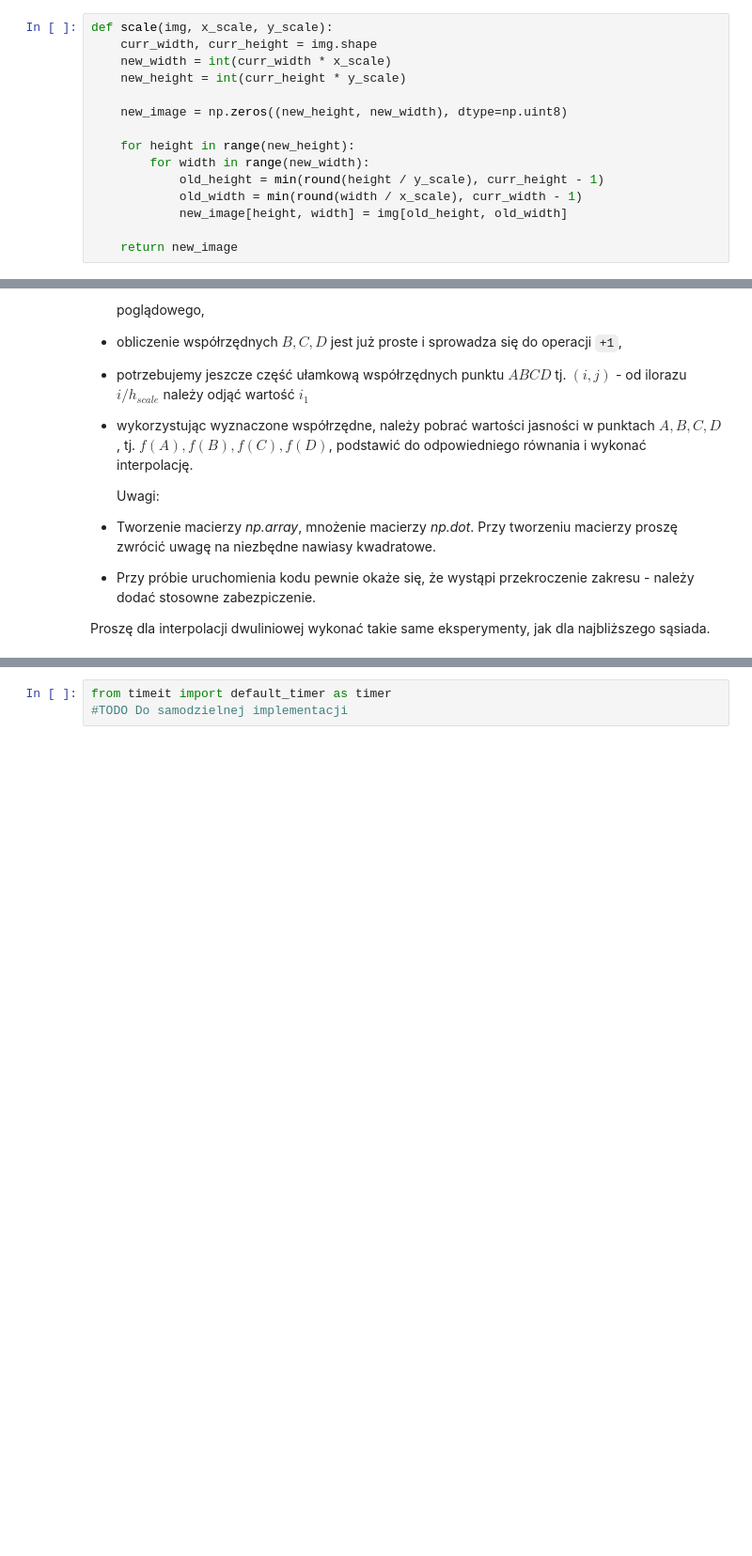
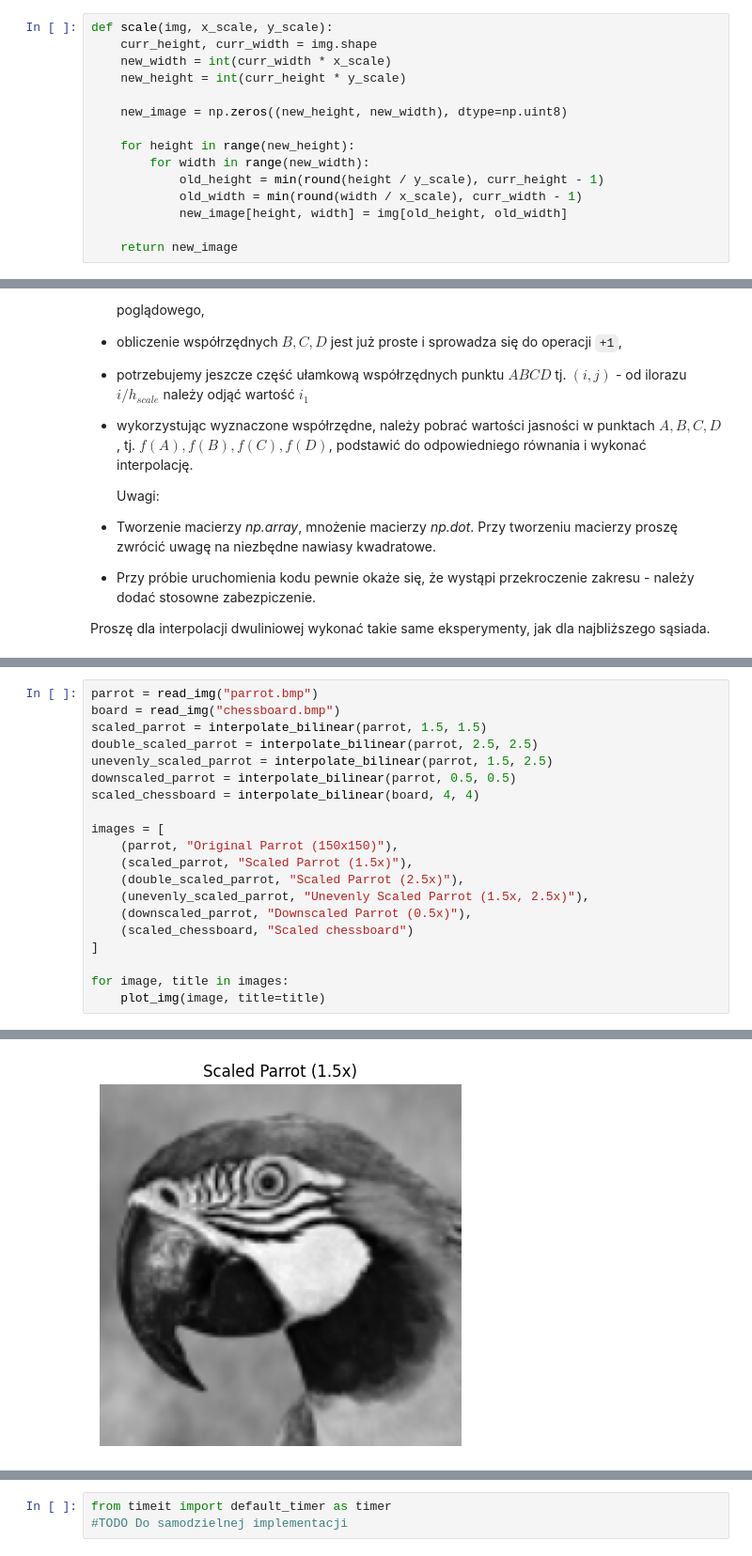
Before and after one commit to krudny/Image-processing, a Jupyter notebook: Lab5-resolution/05_resolution.ipynb, the cells around one changed output, grey strips where cells are left out. Shown at 94% size. Drawn from its saved outputs; the diff is of its cells as text; blank space fills up the shorter version.

Commit message:
Bilinear interpolation

```diff
--- a/Lab5-resolution/05_resolution.ipynb
+++ b/Lab5-resolution/05_resolution.ipynb
@@ -95,7 +95,7 @@ Wewnątrz należy:
 * w pętli po nowym obrazie, dla każdego piksela, wykorzystując współczynniki skalowania, odnaleźć najbliższego sąsiada.
 # %%
 def scale(img, x_scale, y_scale):
-    curr_width, curr_height = img.shape
+    curr_height, curr_width = img.shape
     new_width = int(curr_width * x_scale)
     new_height = int(curr_height * y_scale)
 
@@ -245,0 +273,21 @@ Proszę dla interpolacji dwuliniowej wykonać takie same eksperymenty, jak dla
+# %%
+parrot = read_img("parrot.bmp")
+board = read_img("chessboard.bmp")
+scaled_parrot = interpolate_bilinear(parrot, 1.5, 1.5)
+double_scaled_parrot = interpolate_bilinear(parrot, 2.5, 2.5)
+unevenly_scaled_parrot = interpolate_bilinear(parrot, 1.5, 2.5)
+downscaled_parrot = interpolate_bilinear(parrot, 0.5, 0.5)
+scaled_chessboard = interpolate_bilinear(board, 4, 4)
+
+images = [
+    (parrot, "Original Parrot (150x150)"),
+    (scaled_parrot, "Scaled Parrot (1.5x)"),
+    (double_scaled_parrot, "Scaled Parrot (2.5x)"),
+    (unevenly_scaled_parrot, "Unevenly Scaled Parrot (1.5x, 2.5x)"),
+    (downscaled_parrot, "Downscaled Parrot (0.5x)"),
+    (scaled_chessboard, "Scaled chessboard")
+]
+
+for image, title in images:
+    plot_img(image, title=title)
+# %% [output]
@@ -245,0 +295 @@ Proszę dla interpolacji dwuliniowej wykonać takie same eksperymenty, jak dla
+[figure, added]
```
Also changed, not shown: parts of 4 cells of this notebook.
